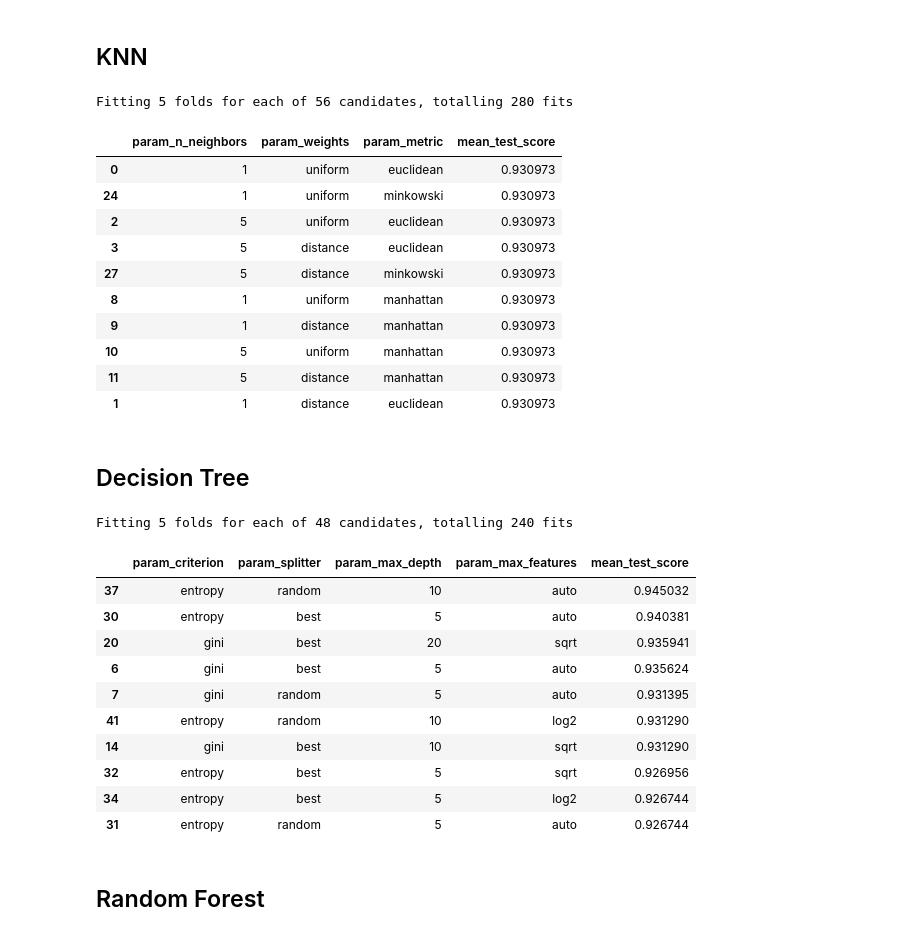
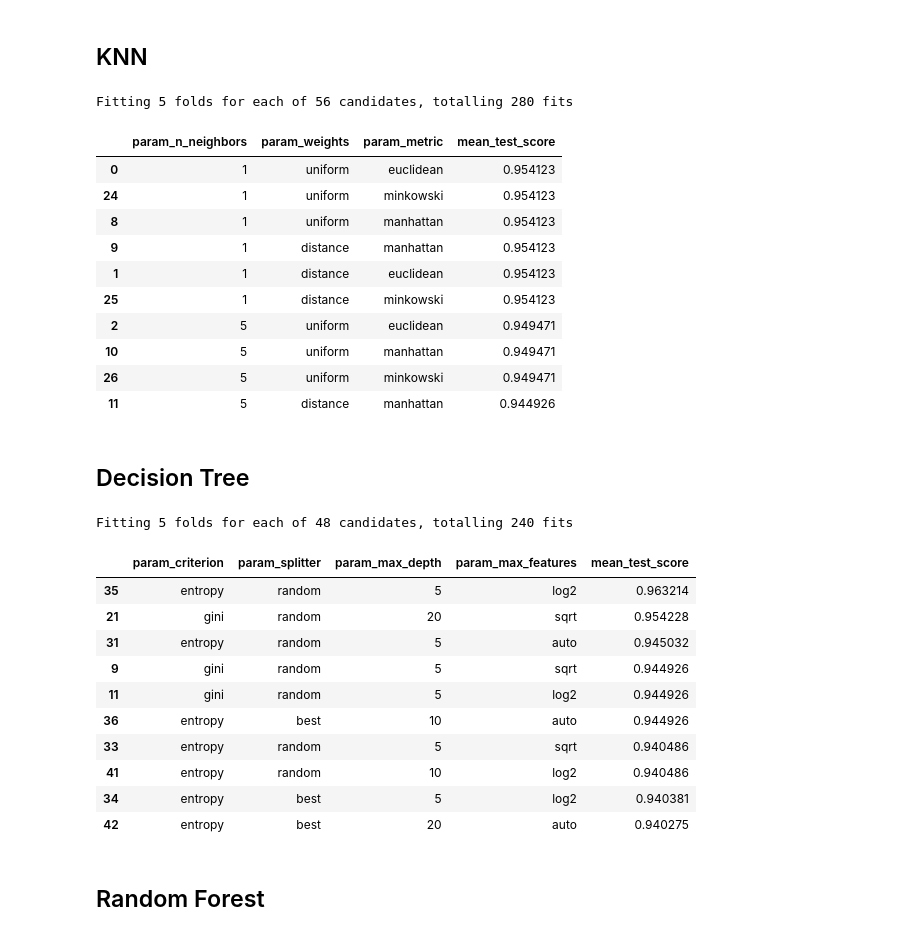
Before and after one commit to hoverslam/ml-projects, a Jupyter notebook: voting/voting.ipynb, the cells around one changed output. Drawn from its saved outputs; the diff is of its cells as text; code cells hidden in the pictures.

Commit message:
add feature selection

```diff
--- a/voting/voting.ipynb
+++ b/voting/voting.ipynb
@@ -85,8 +85,8 @@ test.head()
 | 3 | 99 | y | y | y | n | ... |
 | 4 | 415 | y | y | y | n | ... |
 # %%
-X = train.drop(["ID", "class"], axis=1)
-y = train["class"]
+X_train = train.drop(["ID", "class"], axis=1)
+y_train = train["class"]
 
 X_test = test.drop(["ID"], axis=1)
 # %% [markdown]
@@ -95,7 +95,7 @@ X_test = test.drop(["ID"], axis=1)
 ## Encoding
 # %%
 ohe = OneHotEncoder()
-X_enc = ohe.fit_transform(X)
+X_train_enc = ohe.fit_transform(X_train)
 X_test_enc = ohe.fit_transform(X_test)
 # %% [markdown]
 # Exploratory data analysis
@@ -141,0 +124,13 @@ chi2(X_enc, y)
+# %%
+# https://machinelearningmastery.com/feature-selection-with-categorical-data/
+
+fs = SelectKBest(score_func=chi2, k=20)
+fs.fit(X_train_enc, y_train)
+X_train_fs = fs.transform(X_train_enc)
+X_test_fs = fs.transform(X_test_enc)
+
+for i in range(len(fs.scores_)):
+	print('Feature %d: %f' % (i, fs.scores_[i]))
+
+plt.bar([i for i in range(len(fs.scores_))], fs.scores_)
+plt.show()
@@ -154,7 +168,7 @@ parameters = {
 "weights":["uniform", "distance"],
 "metric":["euclidean", "manhattan", "chebyshev", "minkowski", "wminkowski", "seuclidean", "mahalanobis"]}
 knn = GridSearchCV(neighbors.KNeighborsClassifier(), parameters, cv=cv, verbose=verbose)
-knn.fit(X_enc, y)
+knn.fit(X_train_fs, y_train)
 
 knn_results = pd.DataFrame(knn.cv_results_)
 knn_results= knn_results[["param_n_neighbors", "param_weights", "param_metric", "mean_test_score"]]
@@ -162,43 +176,43 @@ knn_results.sort_values(["mean_test_score"], ascending=False).head(10)
 # %% [output]
 Fitting 5 folds for each of 56 candidates, totalling 280 fits
 |  | param_n_neighbors | param_weights | param_metric | mean_test_score |
-| 0 | 1 | uniform | euclidean | 0.930973 |
-| 24 | 1 | uniform | minkowski | 0.930973 |
-| 2 | 5 | uniform | euclidean | 0.930973 |
-| 3 | 5 | distance | euclidean | 0.930973 |
-| 27 | 5 | distance | minkowski | 0.930973 |
-| 8 | 1 | uniform | manhattan | 0.930973 |
-| 9 | 1 | distance | manhattan | 0.930973 |
-| 10 | 5 | uniform | manhattan | 0.930973 |
-| 11 | 5 | distance | manhattan | 0.930973 |
-| 1 | 1 | distance | euclidean | 0.930973 |
+| 0 | 1 | uniform | euclidean | 0.954123 |
+| 24 | 1 | uniform | minkowski | 0.954123 |
+| 8 | 1 | uniform | manhattan | 0.954123 |
+| 9 | 1 | distance | manhattan | 0.954123 |
+| 1 | 1 | distance | euclidean | 0.954123 |
+| 25 | 1 | distance | minkowski | 0.954123 |
+| 2 | 5 | uniform | euclidean | 0.949471 |
+| 10 | 5 | uniform | manhattan | 0.949471 |
+| 26 | 5 | uniform | minkowski | 0.949471 |
+| 11 | 5 | distance | manhattan | 0.944926 |
 # %% [markdown]
 ## Decision Tree
 # %%
 parameters = {
     "criterion":["gini", "entropy"],
     "splitter":["best", "random"],
     "max_depth":["None", 5, 10, 20],
     "max_features":["auto", "sqrt", "log2"]}
 dt = GridSearchCV(DecisionTreeClassifier(), parameters, cv=cv, verbose=verbose)
-dt.fit(X_enc, y)
+dt.fit(X_train_fs, y_train)
 
 dt_results = pd.DataFrame(dt.cv_results_)
 dt_results = dt_results[["param_criterion", "param_splitter", "param_max_depth", "param_max_features", "mean_test_score"]]
 dt_results.sort_values(["mean_test_score"], ascending=False).head(10)
 # %% [output]
 Fitting 5 folds for each of 48 candidates, totalling 240 fits
 |  | param_criterion | param_splitter | param_max_depth | param_max_features | mean_test_score |
-| 37 | entropy | random | 10 | auto | 0.945032 |
-| 30 | entropy | best | 5 | auto | 0.940381 |
-| 20 | gini | best | 20 | sqrt | 0.935941 |
-| 6 | gini | best | 5 | auto | 0.935624 |
-| 7 | gini | random | 5 | auto | 0.931395 |
-| 41 | entropy | random | 10 | log2 | 0.931290 |
-| 14 | gini | best | 10 | sqrt | 0.931290 |
-| 32 | entropy | best | 5 | sqrt | 0.926956 |
-| 34 | entropy | best | 5 | log2 | 0.926744 |
-| 31 | entropy | random | 5 | auto | 0.926744 |
+| 35 | entropy | random | 5 | log2 | 0.963214 |
+| 21 | gini | random | 20 | sqrt | 0.954228 |
+| 31 | entropy | random | 5 | auto | 0.945032 |
+| 9 | gini | random | 5 | sqrt | 0.944926 |
+| 11 | gini | random | 5 | log2 | 0.944926 |
+| 36 | entropy | best | 10 | auto | 0.944926 |
+| 33 | entropy | random | 5 | sqrt | 0.940486 |
+| 41 | entropy | random | 10 | log2 | 0.940486 |
+| 34 | entropy | best | 5 | log2 | 0.940381 |
+| 42 | entropy | best | 20 | auto | 0.940275 |
 # %% [markdown]
 ## Random Forest
 # %%
```
Also changed, not shown: parts of 13 cells of this notebook.
